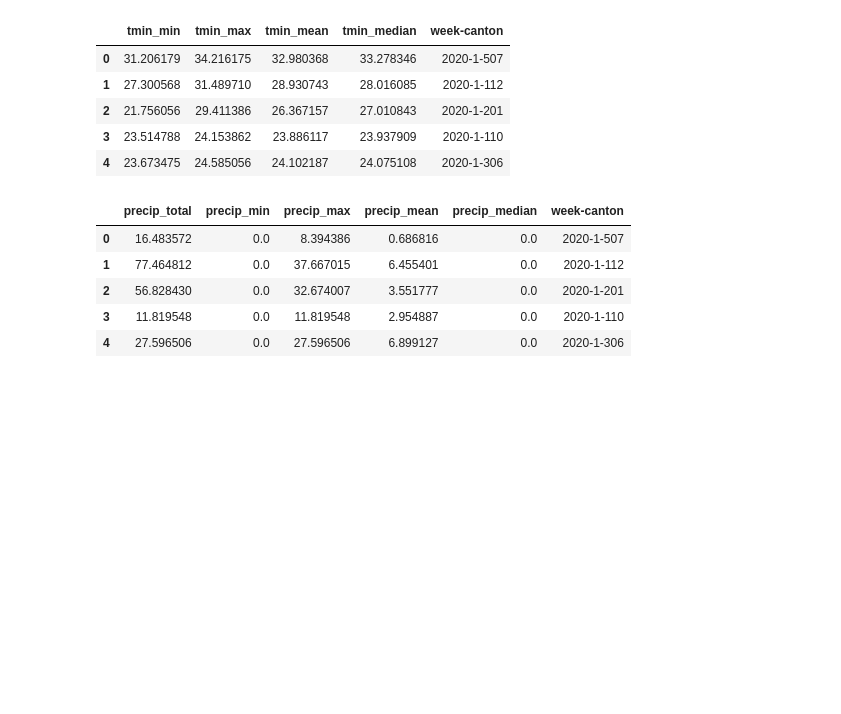
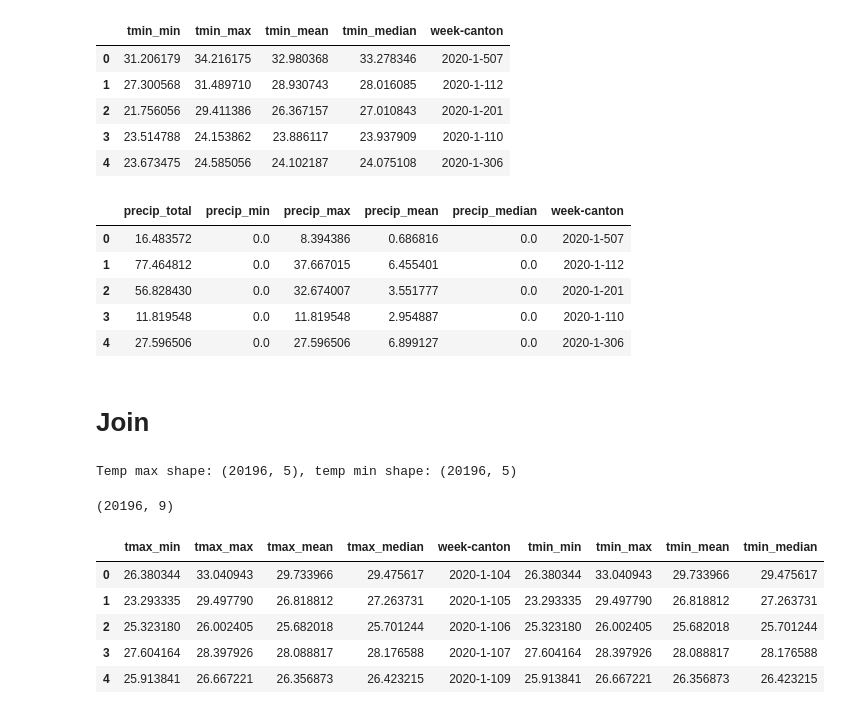
Before and after one commit to artisticlimon/dengue-model, a Jupyter notebook: processing/integrate_data/integrate_data.ipynb, the cells around one changed output. Saved outputs shown, nothing was run; the diff lists cells and outputs as text; code cells hidden in the pictures; blank space fills up the shorter version.

```diff
--- a/processing/integrate_data/integrate_data.ipynb
+++ b/processing/integrate_data/integrate_data.ipynb
@@ -140,3 +148,9 @@ precip.head()
 | 2 | 56.828430 | 0.0 | 32.674007 | 3.551777 | 0.0 | 2020-1-201 |
 | 3 | 11.819548 | 0.0 | 11.819548 | 2.954887 | 0.0 | 2020-1-110 |
 | 4 | 27.596506 | 0.0 | 27.596506 | 6.899127 | 0.0 | 2020-1-306 |
+# %% [markdown]
+# Join
+# %%
+print(f'Temp max shape: {temp_max.shape}, temp min shape: {temp_min.shape}')
+# %% [output]
+Temp max shape: (20196, 5), temp min shape: (20196, 5)
@@ -142,0 +159,13 @@ precip.head()
+# %%
+temp.shape
+# %% [output]
+(20196, 9)
+# %%
+temp.head()
+# %% [output]
+|  | tmax_min | tmax_max | tmax_mean | tmax_median | week-canton | tmin_min | tmin_max | tmin_mean | tmin_median |
+| 0 | 26.380344 | 33.040943 | 29.733966 | 29.475617 | 2020-1-104 | 26.380344 | 33.040943 | 29.733966 | 29.475617 |
+| 1 | 23.293335 | 29.497790 | 26.818812 | 27.263731 | 2020-1-105 | 23.293335 | 29.497790 | 26.818812 | 27.263731 |
+| 2 | 25.323180 | 26.002405 | 25.682018 | 25.701244 | 2020-1-106 | 25.323180 | 26.002405 | 25.682018 | 25.701244 |
+| 3 | 27.604164 | 28.397926 | 28.088817 | 28.176588 | 2020-1-107 | 27.604164 | 28.397926 | 28.088817 | 28.176588 |
+| 4 | 25.913841 | 26.667221 | 26.356873 | 26.423215 | 2020-1-109 | 25.913841 | 26.667221 | 26.356873 | 26.423215 |
```
Also changed, not shown: parts of 25 cells of this notebook, 1 other file.
